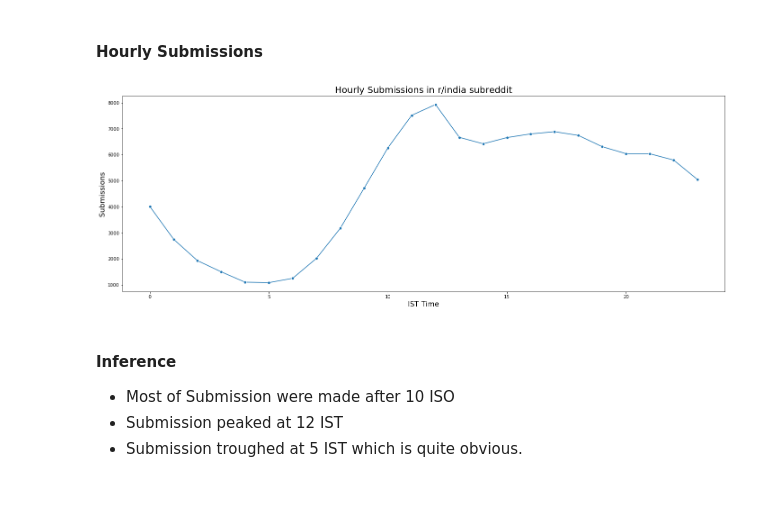
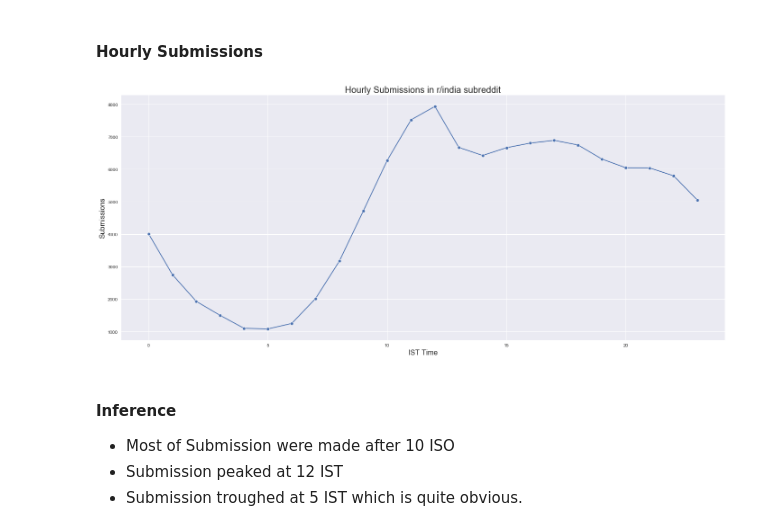
Before and after one commit to macabdul9/reddit-flait-detector, a Jupyter notebook: notebooks/reddit_flair_data_acquisation_June_2019.ipynb, the cells around one changed output. Drawn from its saved outputs; the diff is of its cells as text; code cells hidden in the pictures; blank space fills up the shorter version.

```diff
--- a/notebooks/reddit_flair_data_acquisation_June_2019.ipynb
+++ b/notebooks/reddit_flair_data_acquisation_June_2019.ipynb
@@ -188,3 +188,5 @@ import seaborn as sns
+# %%
+plt.style.use("seaborn")
 # %%
 plotly.offline.init_notebook_mode(connected=True)
 # %% [markdown]
@@ -245,20 +242,0 @@ sns.barplot(months, submissions, ax=ax)
-# %%
-## A bar of flairs(x-axis) and their frequencies
-## Barplot visu of new_df.link_flair_text.value_counts()
-plt.figure(figsize=(24, 8))
-ax = sns.countplot(new_df.link_flair_text)
-total = new_df.link_flair_text.count()
-for p in ax.patches:
-        count = p.get_height()
-        count.astype(dtype=int)
-        percentage = (count / total)*100
-        text = str(count) + "(" + str(percentage)[:4] + "%)"
-        x = p.get_x() + p.get_width()/30.
-        y = p.get_y() + p.get_height() + 200
-        ax.annotate(text, (x, y))
-ax.set_xticklabels(new_df.link_flair_text.unique(), rotation=45)
-plt.title("Flair Distribution", fontdict={'fontsize':20})
-plt.xlabel("Flair", fontdict={'fontsize':14})
-plt.ylabel("Count", fontdict={'fontsize':14})
-plt.axis('tight')
-plt.show()
@@ -267,17 +243,16 @@ plt.figure(figsize=(24, 8))
 # %%
 # monthly submissions
-# plt.figure(figsize=(24, 8))
+plt.figure(figsize=(24, 8))
 fig, ax = plt.subplots(figsize=(24, 8))
 sns.barplot(months, submissions, ax=ax)
+
 # set the bar height as bar value
-for p in ax.patches:
-    count = int(p.get_height())
-    x = p.get_x() + p.get_width()/3.5
-    y = p.get_y() + p.get_height() + 200
-    ax.annotate(count, (x, y))
-# rotated sticks
+utils.autolabel(ax)
+
 ax.set_xticklabels(months, rotation=45)
-change_width(ax, .8)
-plt.title("Monthly Submissions(March 2020 have submissions upto April 10, 2020)")
-plt.show();
+change_width(ax, 0.7)
+plt.title("Monthly Submissions(March 2020 have submissions upto April 10, 2020)", fontdict={"fontsize":20})
+plt.xlabel("Submissions", fontdict={"fontsize":14})
+plt.xlabel("Months", fontdict={"fontsize":14})
+plt.show()
 # %% [output]
@@ -415,23 +390,24 @@ new_df = df_no_missing_flairs.drop(index)
 # %%
 new_df['hour'] = new_df.created_utc.apply(lambda x : datetime.datetime.fromtimestamp(x).hour)
 # %%
-plt.figure(figsize=(24, 8))
+plt.figure(figsize=(24, 10))
 ax = sns.lineplot(data=new_df.link_flair_text.groupby(new_df.hour).count(), marker="o")
 
 # Interactive plot
 
 # new_df.link_flair_text.groupby(new_df.hour).count().iplot(
 #     title="Hourly Submission in r/india",
 #     xTitle="TIME IST",
 #     yTitle="Submissions"
 # )
 
 plt.title("Hourly Submissions in r/india subreddit", fontdict={"fontsize":20})
 plt.xlabel("IST Time", fontdict={"fontsize":16})
 plt.ylabel("Submissions", fontdict={"fontsize":16})
+plt.axis("tight")
 plt.show()
 # %% [output]
-[figure, old version]
+[figure, new version]
 # %% [markdown]
 #### **Inference**
 - Most of Submission were made after 10 ISO
```
Also changed, not shown: parts of 20 cells of this notebook, 6 other files.
